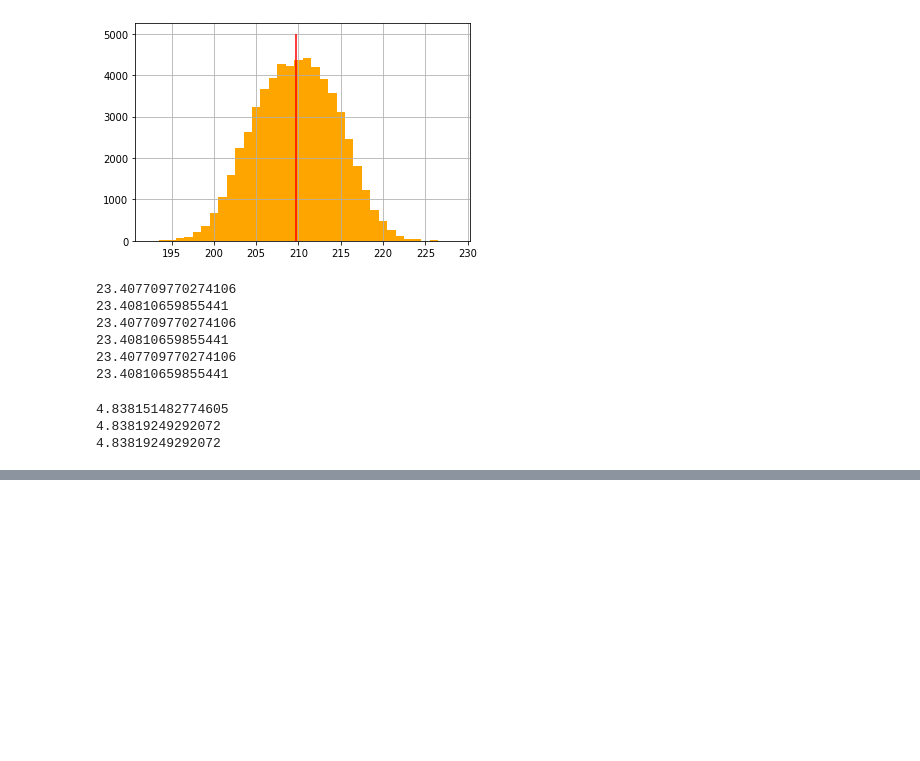
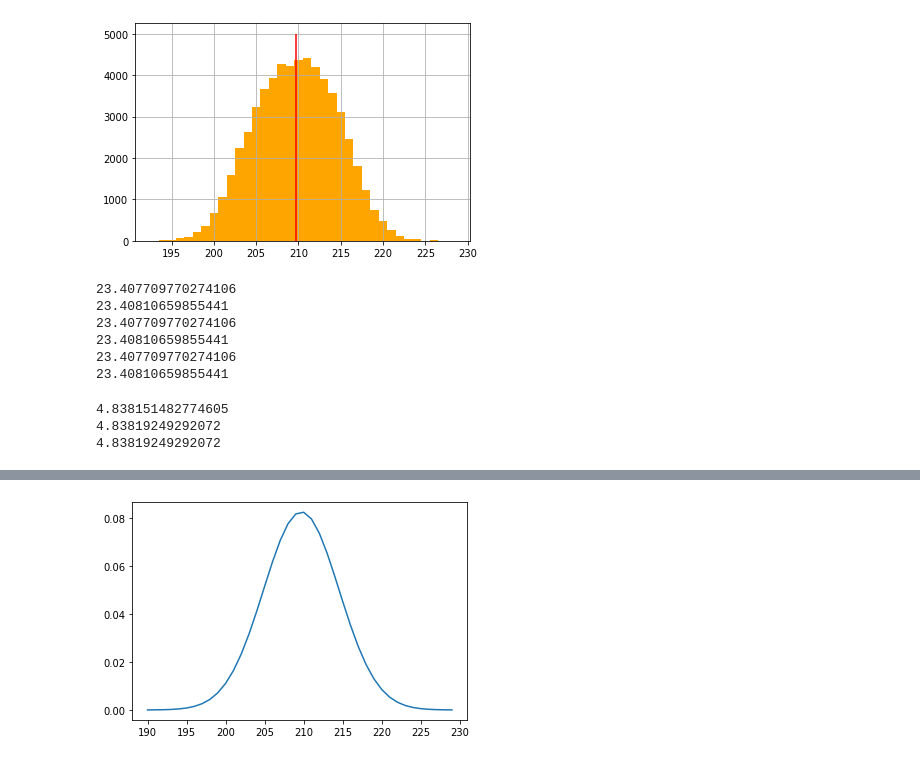
Before and after one commit to im555/lerning_LNPR, a Jupyter notebook: section_sensor/lidar_200.ipynb, the cells around one changed output, grey strips where cells are left out. Saved outputs shown, nothing was run; the diff lists cells and outputs as text; code cells hidden in the pictures; blank space fills up the shorter version.

```diff
--- a/section_sensor/lidar_200.ipynb
+++ b/section_sensor/lidar_200.ipynb
@@ -98,0 +139,11 @@ print(pandas_stddev)
+# %%
+def p(z, mu=209.7,dev=23.4):
+    return math.exp(-(z-mu)**2/(2*dev))/math.sqrt(2*math.pi*dev)
+# %%
+zs = range(190,230)
+ys = [p(z) for z in zs]
+
+plt.plot(zs,ys)
+plt.show()
+# %% [output]
+[figure, added]
```
Also changed, not shown: parts of 7 cells of this notebook.
